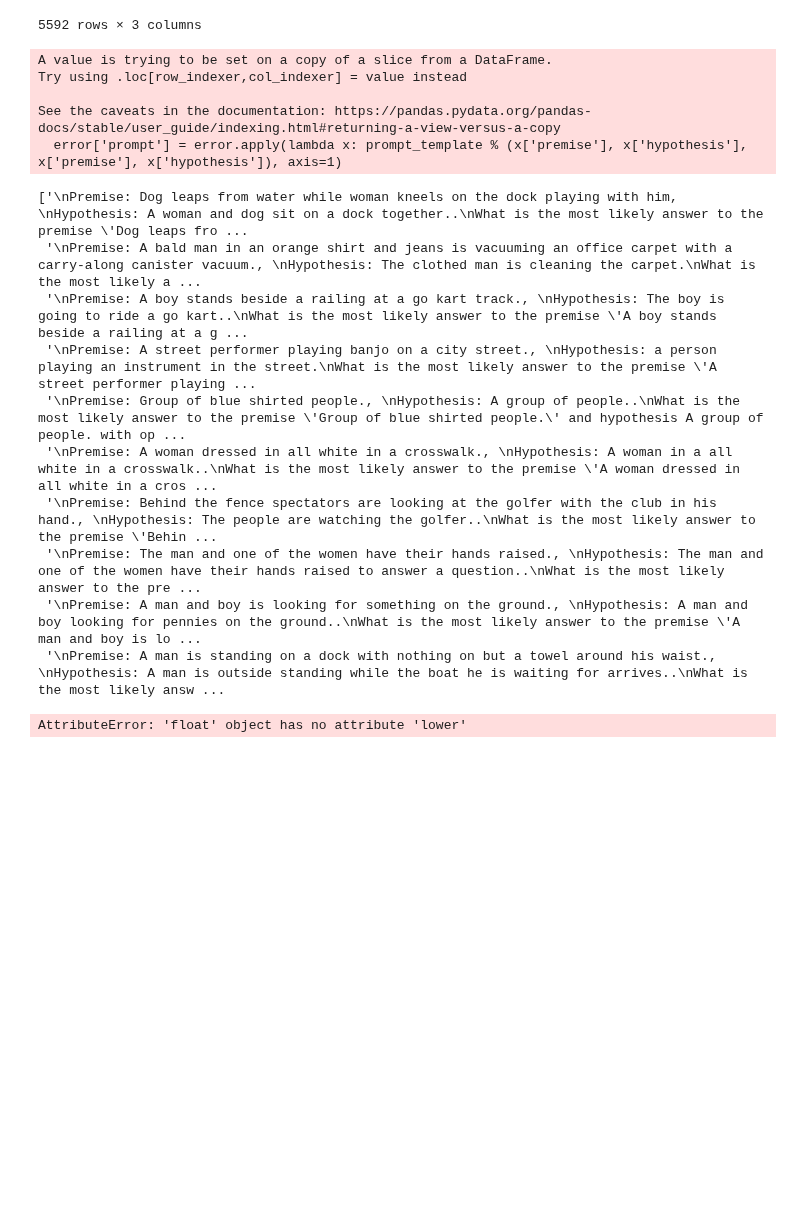
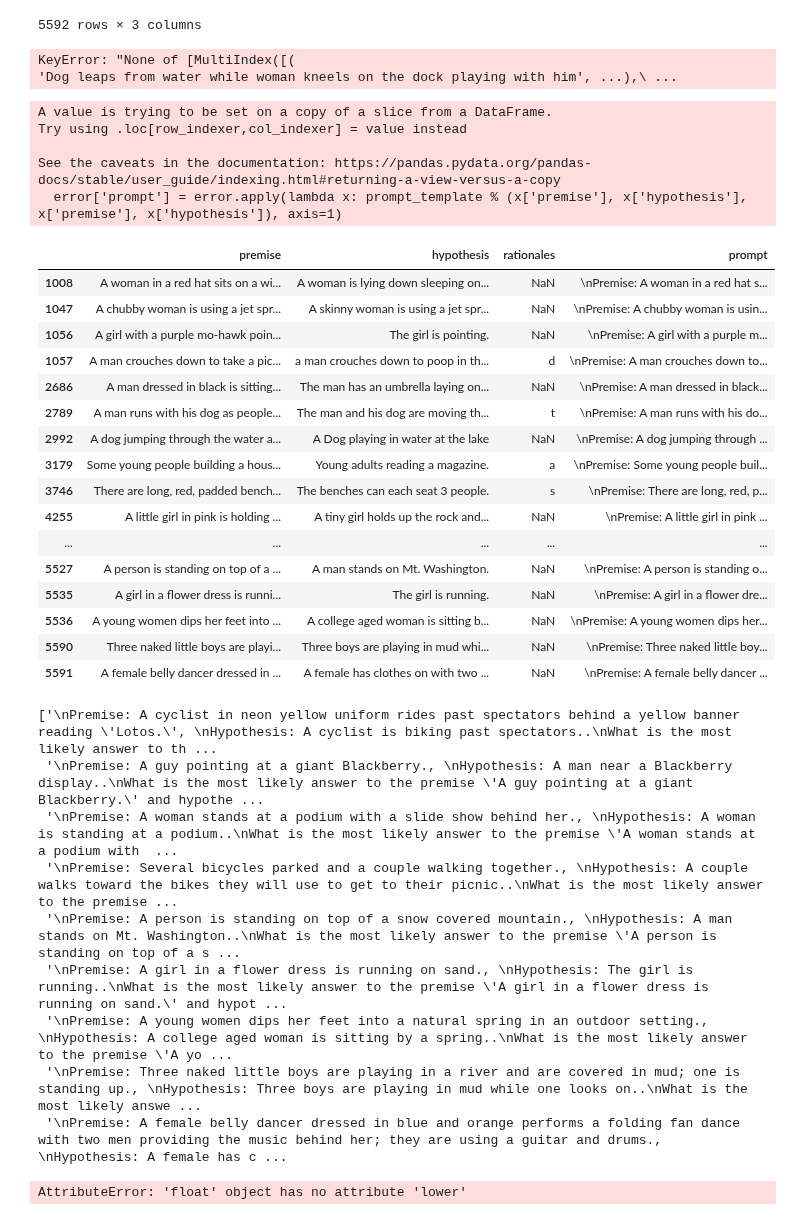
Before and after one commit to huypham1103/distilling-step-by-step, a Jupyter notebook: [API] dataset/handle.ipynb, the cells around one changed output. Saved outputs shown, nothing was run; the diff lists cells and outputs as text; code cells hidden in the pictures; blank space fills up the shorter version.

```diff
--- a/[API] dataset/handle.ipynb
+++ b/[API] dataset/handle.ipynb
@@ -73,6 +73,19 @@ What is the most likely answer to the premise '%s' and hypothesis %s with option
 - Justify Your Choice: Provide a rationale for why you believe your chosen answer is the most fitting.
 - Summarize: Conclude with a summary that encapsulates your rationale.
 '''
+# %%
+csv_1.set_index(['premise', 'hypothesis'], inplace=True)
+csv_3 = pd.read_csv('Contructure3.csv', index_col=0, sep='|').set_index(['premise', 'hypothesis'])
+csv_4 = pd.read_csv('Contructure5.csv', index_col=0, sep='|').set_index(['premise', 'hypothesis'])
+csv_6 = pd.read_csv('Contructure6.csv', index_col=0, sep='|').set_index(['premise', 'hypothesis'])
+# %%
+csv_1.loc[csv_3.index, 'rationales'] = csv_3.rationales
+csv_1.loc[csv_4.index, 'rationales'] = csv_4.rationales
+csv_1.loc[csv_6.index, 'rationales'] = csv_6.rationales
+csv_1.loc[csv_7.index, 'rationales'] = csv_7.rationales
+csv_1.reset_index(inplace=True)
+# %% [output]
+KeyError: "None of [MultiIndex([(                                                                                         'Dog leaps from water while woman kneels on the dock playing with him', ...),\ ...
 # %%
 error = csv_1[csv_1.rationales.isna() | csv_1.rationales.str.len().lt(10)]
 # %%
@@ -88,16 +99,35 @@ error.to_csv('error.csv')
+# %%
+error
+# %% [output]
+|  | premise | hypothesis | rationales | prompt |
+| 1008 | A woman in a red hat sits on a wi... | A woman is lying down sleeping on... | NaN | \nPremise: A woman in a red hat s... |
+| 1047 | A chubby woman is using a jet spr... | A skinny woman is using a jet spr... | NaN | \nPremise: A chubby woman is usin... |
+| 1056 | A girl with a purple mo-hawk poin... | The girl is pointing. | NaN | \nPremise: A girl with a purple m... |
+| 1057 | A man crouches down to take a pic... | a man crouches down to poop in th... | d | \nPremise: A man crouches down to... |
+| 2686 | A man dressed in black is sitting... | The man has an umbrella laying on... | NaN | \nPremise: A man dressed in black... |
+| 2789 | A man runs with his dog as people... | The man and his dog are moving th... | t | \nPremise: A man runs with his do... |
+| 2992 | A dog jumping through the water a... | A Dog playing in water at the lake | NaN | \nPremise: A dog jumping through ... |
+| 3179 | Some young people building a hous... | Young adults reading a magazine. | a | \nPremise: Some young people buil... |
+| 3746 | There are long, red, padded bench... | The benches can each seat 3 people. | s | \nPremise: There are long, red, p... |
+| 4255 | A little girl in pink is holding ... | A tiny girl holds up the rock and... | NaN | \nPremise: A little girl in pink ... |
+| ... | ... | ... | ... | ... |
+| 5527 | A person is standing on top of a ... | A man stands on Mt. Washington. | NaN | \nPremise: A person is standing o... |
+| 5535 | A girl in a flower dress is runni... | The girl is running. | NaN | \nPremise: A girl in a flower dre... |
+| 5536 | A young women dips her feet into ... | A college aged woman is sitting b... | NaN | \nPremise: A young women dips her... |
+| 5590 | Three naked little boys are playi... | Three boys are playing in mud whi... | NaN | \nPremise: Three naked little boy... |
+| 5591 | A female belly dancer dressed in ... | A female has clothes on with two ... | NaN | \nPremise: A female belly dancer ... |
 # %%
-print(error.prompt[:10].values)
+print(error.prompt[20:].values)
 # %% [output]
-['\nPremise: Dog leaps from water while woman kneels on the dock playing with him, \nHypothesis: A woman and dog sit on a dock together..\nWhat is the most likely answer to the premise \'Dog leaps fro ...
- '\nPremise: A bald man in an orange shirt and jeans is vacuuming an office carpet with a carry-along canister vacuum., \nHypothesis: The clothed man is cleaning the carpet.\nWhat is the most likely a ...
- '\nPremise: A boy stands beside a railing at a go kart track., \nHypothesis: The boy is going to ride a go kart..\nWhat is the most likely answer to the premise \'A boy stands beside a railing at a g ...
- '\nPremise: A street performer playing banjo on a city street., \nHypothesis: a person playing an instrument in the street.\nWhat is the most likely answer to the premise \'A street performer playing ...
- '\nPremise: Group of blue shirted people., \nHypothesis: A group of people..\nWhat is the most likely answer to the premise \'Group of blue shirted people.\' and hypothesis A group of people. with op ...
- '\nPremise: A woman dressed in all white in a crosswalk., \nHypothesis: A woman in a all white in a crosswalk..\nWhat is the most likely answer to the premise \'A woman dressed in all white in a cros ...
- '\nPremise: Behind the fence spectators are looking at the golfer with the club in his hand., \nHypothesis: The people are watching the golfer..\nWhat is the most likely answer to the premise \'Behin ...
- '\nPremise: The man and one of the women have their hands raised., \nHypothesis: The man and one of the women have their hands raised to answer a question..\nWhat is the most likely answer to the pre ...
- '\nPremise: A man and boy is looking for something on the ground., \nHypothesis: A man and boy looking for pennies on the ground..\nWhat is the most likely answer to the premise \'A man and boy is lo ...
- '\nPremise: A man is standing on a dock with nothing on but a towel around his waist., \nHypothesis: A man is outside standing while the boat he is waiting for arrives..\nWhat is the most likely answ ...
+['\nPremise: A cyclist in neon yellow uniform rides past spectators behind a yellow banner reading \'Lotos.\', \nHypothesis: A cyclist is biking past spectators..\nWhat is the most likely answer to th ...
+ '\nPremise: A guy pointing at a giant Blackberry., \nHypothesis: A man near a Blackberry display..\nWhat is the most likely answer to the premise \'A guy pointing at a giant Blackberry.\' and hypothe ...
+ '\nPremise: A woman stands at a podium with a slide show behind her., \nHypothesis: A woman is standing at a podium..\nWhat is the most likely answer to the premise \'A woman stands at a podium with  ...
+ '\nPremise: Several bicycles parked and a couple walking together., \nHypothesis: A couple walks toward the bikes they will use to get to their picnic..\nWhat is the most likely answer to the premise ...
+ '\nPremise: A person is standing on top of a snow covered mountain., \nHypothesis: A man stands on Mt. Washington..\nWhat is the most likely answer to the premise \'A person is standing on top of a s ...
+ '\nPremise: A girl in a flower dress is running on sand., \nHypothesis: The girl is running..\nWhat is the most likely answer to the premise \'A girl in a flower dress is running on sand.\' and hypot ...
+ '\nPremise: A young women dips her feet into a natural spring in an outdoor setting., \nHypothesis: A college aged woman is sitting by a spring..\nWhat is the most likely answer to the premise \'A yo ...
+ '\nPremise: Three naked little boys are playing in a river and are covered in mud; one is standing up., \nHypothesis: Three boys are playing in mud while one looks on..\nWhat is the most likely answe ...
+ '\nPremise: A female belly dancer dressed in blue and orange performs a folding fan dance with two men providing the music behind her; they are using a guitar and drums., \nHypothesis: A female has c ...
 # %%
 csv_1['split'] = csv_1.rationales.apply(lambda x: x.lower().split('most likely answer'))
 # %% [output]
```
Also changed, not shown: parts of 1 cell of this notebook, 8 other files.
